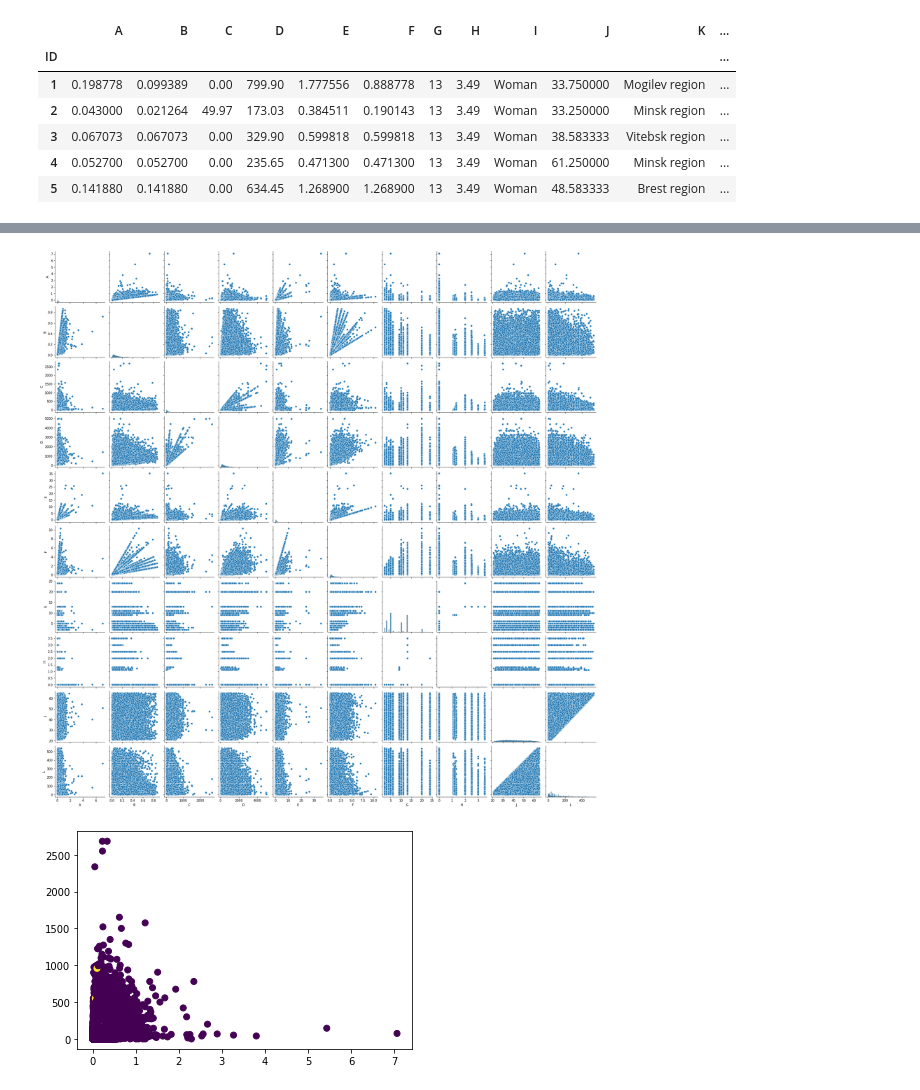
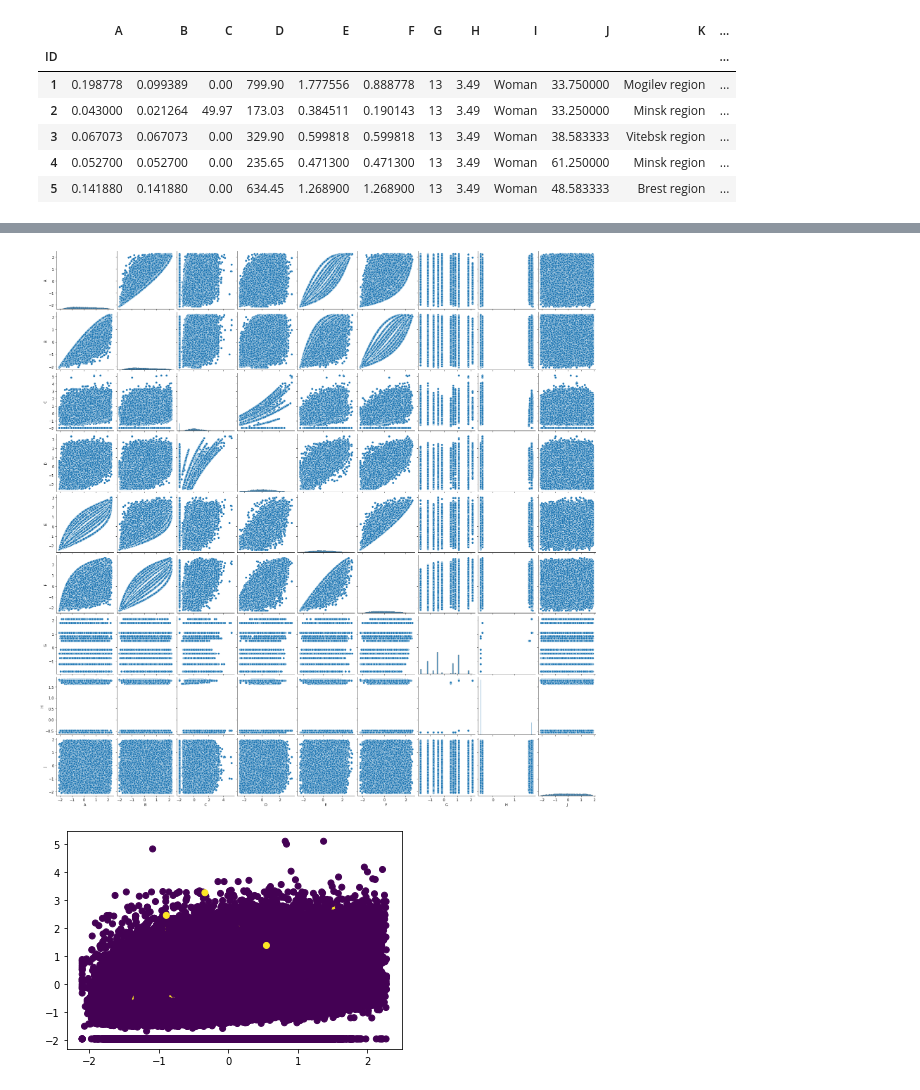
Before and after one commit to lookafterh1m/imbalanced-binary-classification, a Jupyter notebook: task.ipynb, the cells around one changed output, grey strips where cells are left out. Saved outputs shown, nothing was run; the diff lists cells and outputs as text; code cells hidden in the pictures.

```diff
--- a/task.ipynb
+++ b/task.ipynb
@@ -18,11 +18,14 @@ df.head()
 # %%
 num_features = []
 cat_features = []
-for col in df.columns:
-    if df[col].dtype == 'object':
+bool_features = []
+for col in df.columns[:-1]:
+    if df[col].nunique() == 2 and df[col].dtype == 'object' and col != 'I':
+        bool_features.append(col)
+    elif df[col].dtype == 'object':
         cat_features.append(col)
     else:
         num_features.append(col)
-df.shape, num_features, cat_features
+df.shape, num_features, cat_features, bool_features
 # %% [output]
 ((89734, 25),
@@ -40,3 +44,9 @@ df.describe()
 | 50% | 0.119133 | 0.079733 | 50.020000 | 408.735000 | 0.749403 | 0.499387 | 5.000000 | 0.000000 | 40.000000 | 69.000000 | 0.000000 |
 | 75% | 0.220000 | 0.146990 | 108.930000 | 746.710000 | 1.333367 | 0.899260 | 13.000000 | 0.010000 | 50.000000 | 144.000000 | 0.000000 |
 | max | 7.067250 | 0.874025 | 2682.420000 | 4999.000000 | 35.337000 | 10.352991 | 24.000000 | 3.500000 | 64.916667 | 540.000000 | 1.000000 |
+# %%
+from sklearn.preprocessing import power_transform
+
+# scale = lambda x: np.log(x) if x > 0 else x
+# df[num_features] = df[num_features].applymap(scale);
+scaled = pd.DataFrame(power_transform(df[num_features]), columns=num_features)
@@ -43,11 +69,11 @@ df.describe()
 # %%
-sns.pairplot(df[num_features[:-1]]);
+sns.pairplot(scaled[num_features[:-1]]);
 # %% [output]
-[figure, old version]
+[figure, new version]
 # %%
-x = df.columns[0]
-y = df.columns[2]
-plt.scatter(df[x], df[y], c=df['MARKER']);
+x = scaled.columns[0]
+y = scaled.columns[2]
+plt.scatter(scaled[x], scaled[y], c=df['MARKER']);
 # %% [output]
-[figure, old version]
+[figure, new version]
 # %%
```
Also changed, not shown: parts of 10 cells of this notebook.
